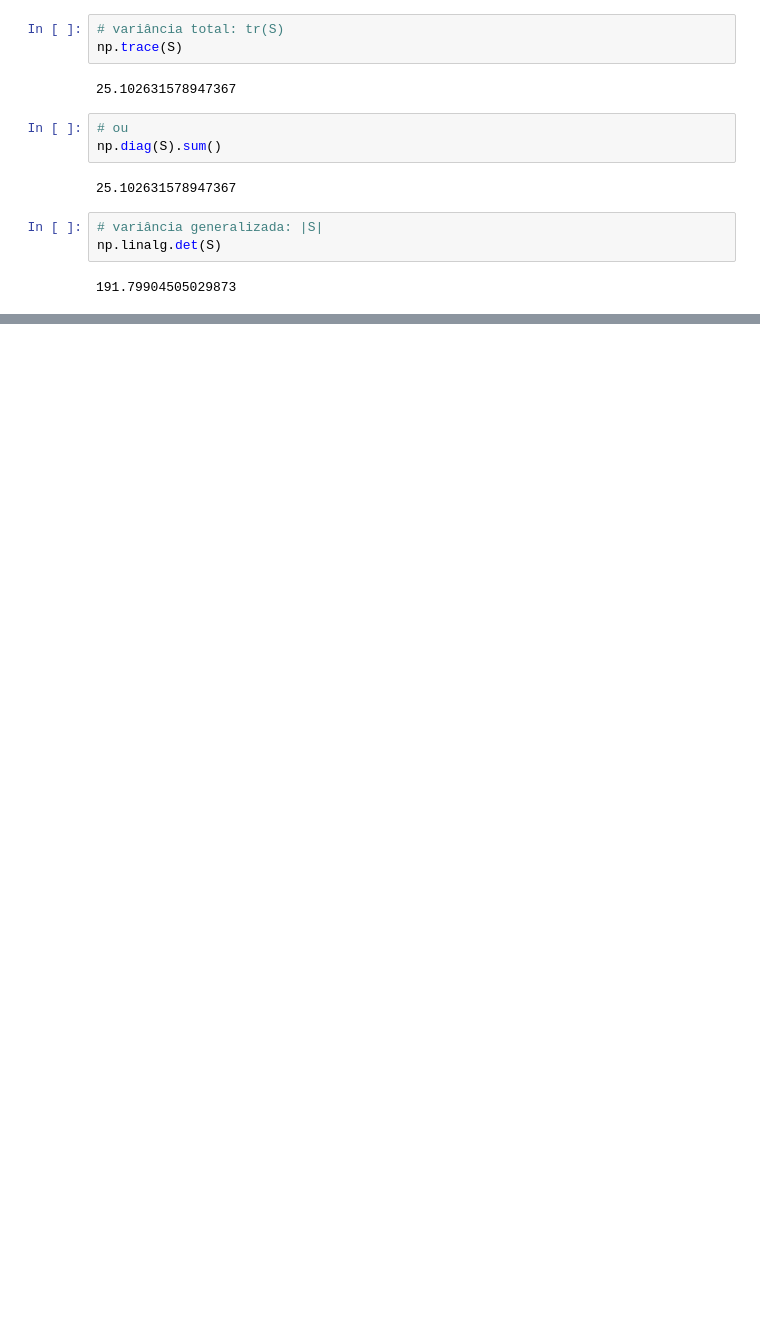
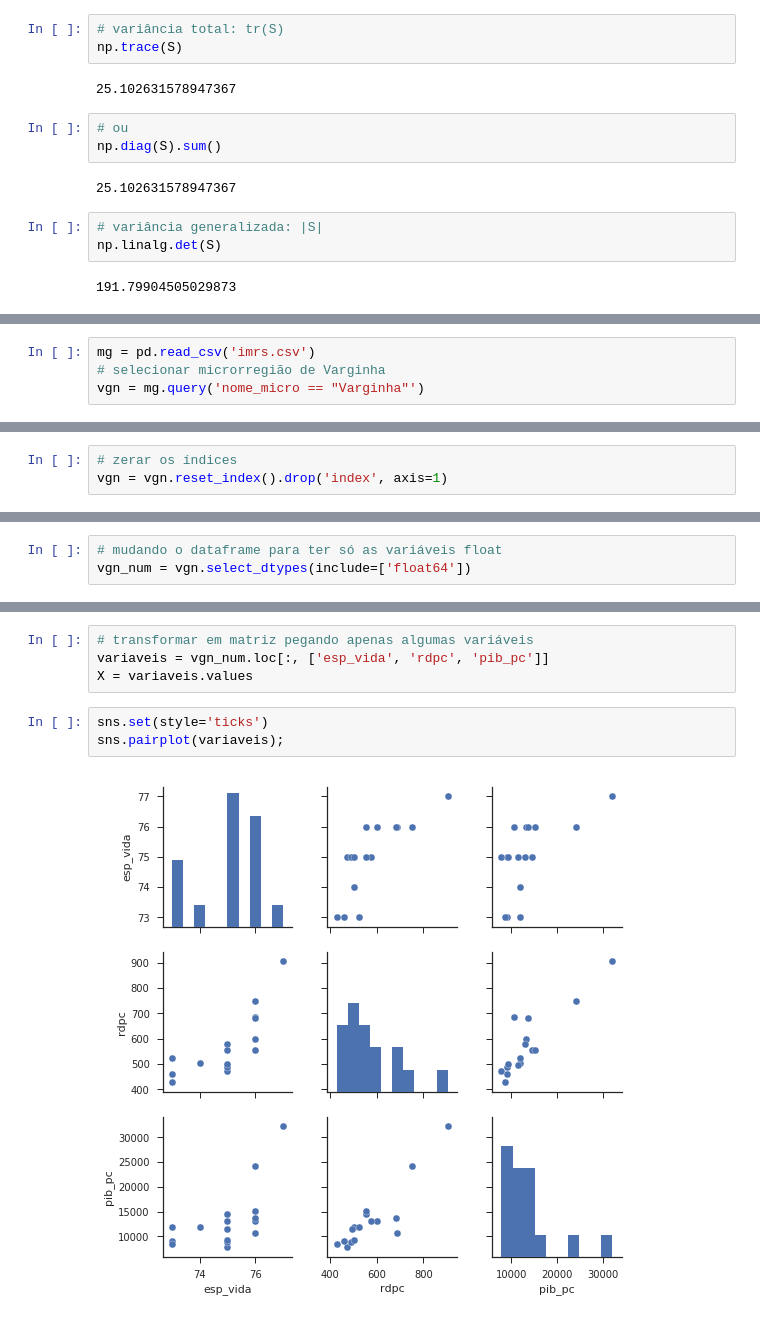
Before and after one commit to patriciasiqueira/patriciasiqueira.github.io, a Jupyter notebook: arquivos/p2_amostras_aleatorias.ipynb, the cells around one changed output, grey strips where cells are left out. Cells and saved outputs as stored; diff of their text form; blank space fills up the shorter version.

```diff
--- a/arquivos/p2_amostras_aleatorias.ipynb
+++ b/arquivos/p2_amostras_aleatorias.ipynb
@@ -261,0 +276,4 @@ np.linalg.det(S)
+# %%
+mg = pd.read_csv('imrs.csv')
+# selecionar microrregião de Varginha
+vgn = mg.query('nome_micro == "Varginha"')
@@ -261,0 +284,3 @@ np.linalg.det(S)
+# %%
+# zerar os índices
+vgn = vgn.reset_index().drop('index', axis=1)
@@ -261,0 +323,3 @@ np.linalg.det(S)
+# %%
+# mudando o dataframe para ter só as variáveis float
+vgn_num = vgn.select_dtypes(include=['float64'])
@@ -261,0 +341,9 @@ np.linalg.det(S)
+# %%
+# transformar em matriz pegando apenas algumas variáveis
+variaveis = vgn_num.loc[:, ['esp_vida', 'rdpc', 'pib_pc']]
+X = variaveis.values
+# %%
+sns.set(style='ticks')
+sns.pairplot(variaveis);
+# %% [output]
+[figure, added]
```
Also changed, not shown: parts of 9 cells of this notebook, 2 other files.
